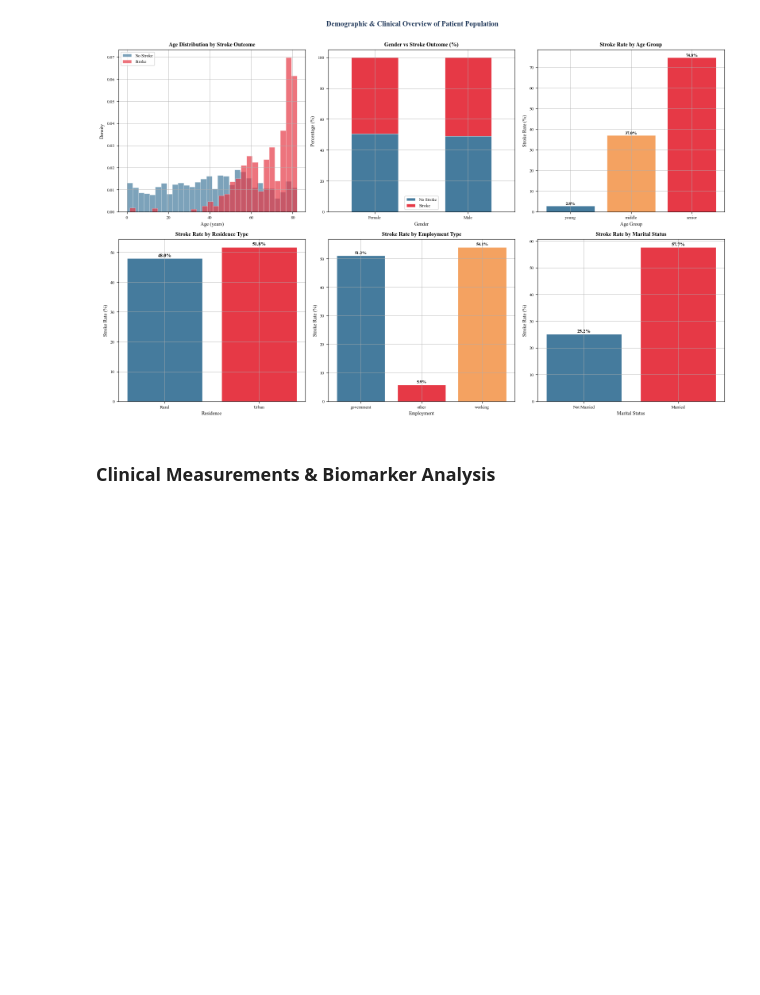
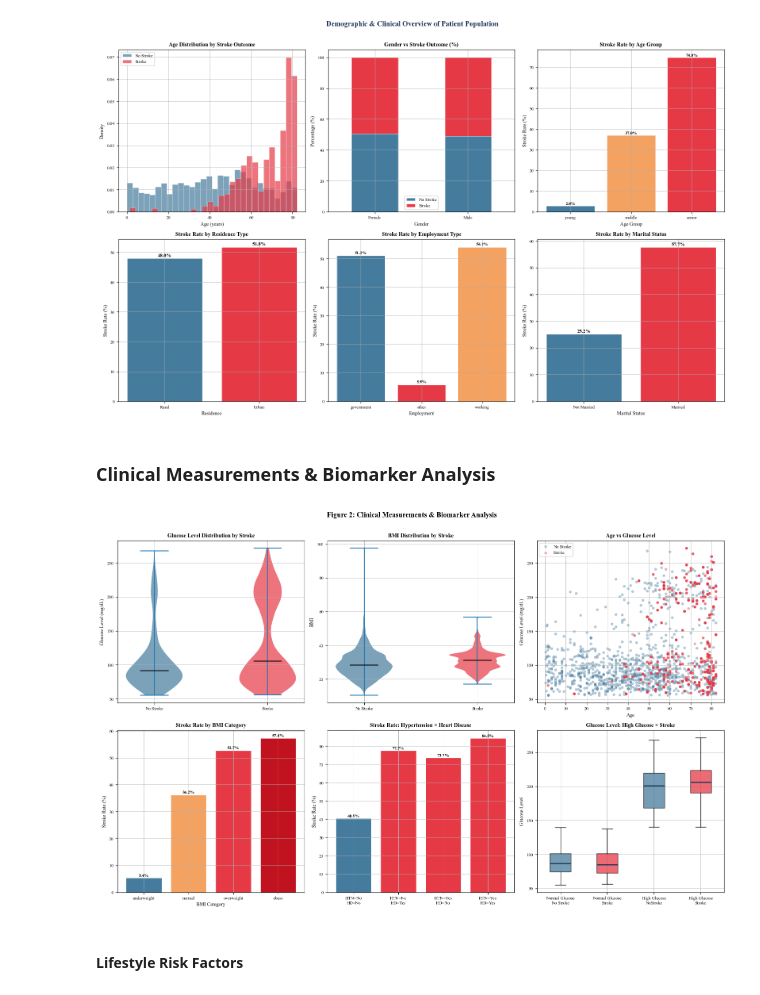
Before and after one commit to sankajithdjinasena/Stroke_Risk_Predicting, a Jupyter notebook: notebook.ipynb, the cells around one changed output. Cells and saved outputs as stored; diff of their text form; code cells hidden in the pictures; blank space fills up the shorter version.

Commit message:
Clinical Measurements & Biomarker Analysis

```diff
--- a/notebook.ipynb
+++ b/notebook.ipynb
@@ -327,3 +327,72 @@ plt.show()
 [figure]
 # %% [markdown]
 ### **Clinical Measurements & Biomarker Analysis**
+# %%
+fig, axes = plt.subplots(2, 3, figsize=(16, 10))
+fig.suptitle('Figure 2: Clinical Measurements & Biomarker Analysis',
+             fontsize=13, fontweight='bold', y=1.01)
+axes = axes.flatten()
+
+# Glucose violin
+parts = axes[0].violinplot([data[data['stroke_event'] == 0]['glucose_level'], data[data['stroke_event'] == 1]['glucose_level']], positions=[0, 1], showmedians=True)
+for pc, col in zip(parts['bodies'], [NO_STROKE, STROKE]):
+    pc.set_facecolor(col); pc.set_alpha(0.7)
+
+parts['cmedians'].set_color("black")
+axes[0].set(title='Glucose Level Distribution by Stroke', xticks=[0, 1], xticklabels=['No Stroke', 'Stroke'], ylabel='Glucose Level (mg/dL)')
+
+parts2 = axes[1].violinplot([data[data['stroke_event'] == 0]['bmi_value'].dropna(), data[data['stroke_event'] == 1]['bmi_value'].dropna()], positions=[0, 1], showmedians=True)
+for pc, col in zip(parts2['bodies'], [NO_STROKE, STROKE]):
+    pc.set_facecolor(col); pc.set_alpha(0.7)
+
+parts2['cmedians'].set_color("black")
+axes[1].set(title='BMI Distribution by Stroke', xticks=[0, 1], xticklabels=['No Stroke', 'Stroke'], ylabel='BMI')
+
+# Scatter: age vs glucose
+sample = data.sample(2000, random_state=42)
+for val, col, lbl in [(0, NO_STROKE, 'No Stroke'), (1, STROKE, 'Stroke')]:
+    sub = sample[sample['stroke_event'] == val]
+    axes[2].scatter(sub['age'], sub['glucose_level'], c=col, alpha=0.35, s=15, label=lbl)
+
+axes[2].set(title='Age vs Glucose Level', xlabel='Age', ylabel='Glucose Level (mg/dL)')
+axes[2].legend()
+
+# BMI category stroke rate
+bmi_order = ['underweight', 'normal', 'overweight', 'obese']
+bmi_rate  = data.groupby('bmi_category')['stroke_event'].mean() * 100
+bars5 = axes[3].bar(bmi_order, [bmi_rate[b] for b in bmi_order], color=[NO_STROKE, ACCENT, STROKE, '#C1121F'], edgecolor='white')
+
+for b, v in zip(bars5, [bmi_rate[bm] for bm in bmi_order]):
+    axes[3].text(b.get_x() + b.get_width()/2, v + 0.5, f'{v:.1f}%', ha='center', fontsize=8, fontweight='bold')
+axes[3].set(title='Stroke Rate by BMI Category', xlabel='BMI Category', ylabel='Stroke Rate (%)')
+
+# Hypertension × Heart Disease
+comb = data.groupby(['has_hypertension', 'has_heart_disease'])['stroke_event'].mean().reset_index()
+comb['label'] = comb.apply( lambda r: f"HTN={'Yes' if r.has_hypertension else 'No'}\nHD={'Yes' if r.has_heart_disease else 'No'}", axis=1)
+colors_c = [NO_STROKE if v < 0.5 else STROKE for v in comb['stroke_event']]
+bars6 = axes[4].bar(comb['label'], comb['stroke_event'] * 100, color=colors_c, edgecolor='white')
+for b, v in zip(bars6, comb['stroke_event'] * 100):
+    axes[4].text(b.get_x() + b.get_width()/2, v + 0.5, f'{v:.1f}%', ha='center', fontsize=8, fontweight='bold')
+
+axes[4].set(title='Stroke Rate: Hypertension × Heart Disease', ylabel='Stroke Rate (%)')
+
+# High glucose × stroke boxplot
+pivot = [
+    data[(data['high_glucose'] == 0) & (data['stroke_event'] == 0)]['glucose_level'],
+    data[(data['high_glucose'] == 0) & (data['stroke_event'] == 1)]['glucose_level'],
+    data[(data['high_glucose'] == 1) & (data['stroke_event'] == 0)]['glucose_level'],
+    data[(data['high_glucose'] == 1) & (data['stroke_event'] == 1)]['glucose_level'],
+]
+bp = axes[5].boxplot(pivot, patch_artist=True, medianprops=dict(color=DARK, linewidth=2))
+for patch, col in zip(bp['boxes'], [NO_STROKE, STROKE, NO_STROKE, STROKE]):
+    patch.set_facecolor(col); patch.set_alpha(0.75)
+
+axes[5].set(title='Glucose Level: High Glucose × Stroke',ylabel='Glucose Level', xticklabels=['Normal Glucose\nNo Stroke', 'Normal Glucose\nStroke', 'High Glucose\nNoStroke', 'High Glucose\nStroke'])
+
+plt.tight_layout()
+plt.savefig("Figures/Clinical_Measurements_&_Biomarker_Analysis.png")
+plt.show()
+# %% [output]
+[figure, added]
+# %% [markdown]
+#### **Lifestyle Risk Factors**
```
Also changed, not shown: 1 other file.
